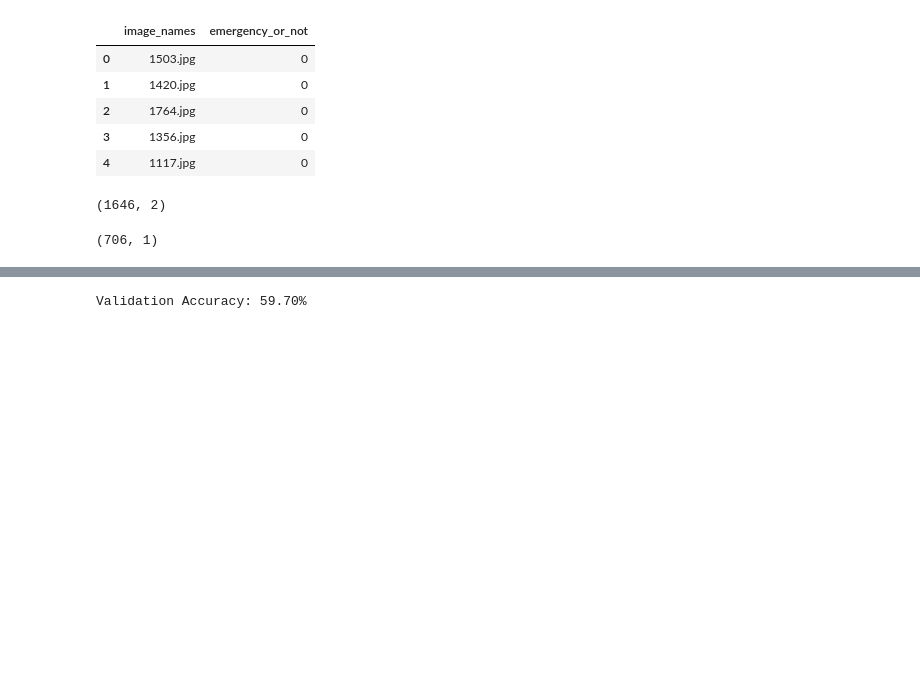
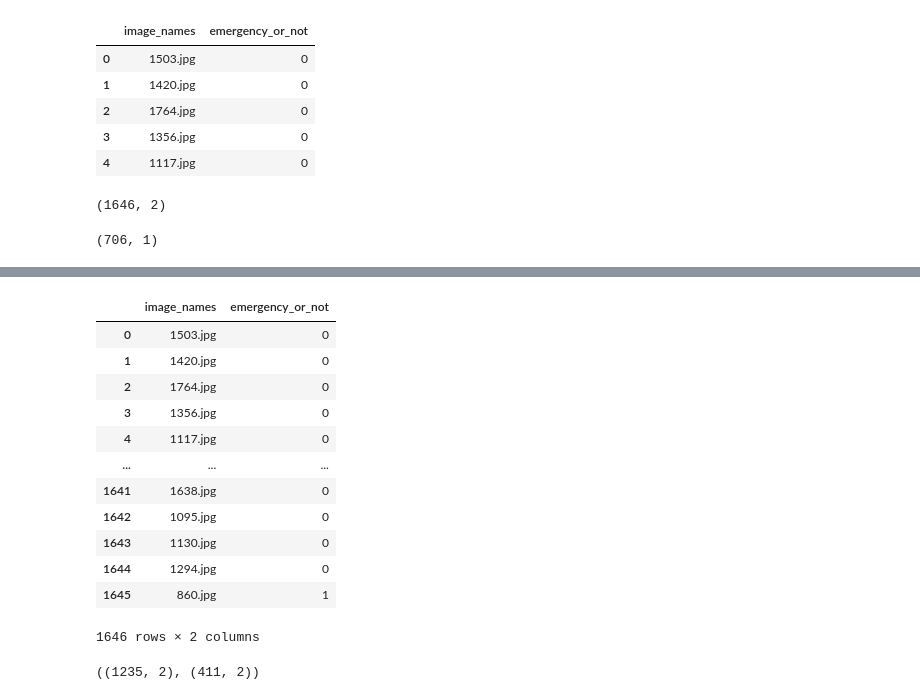
Before and after one commit to Mallikarjuna9/DL_Hackathon, a Jupyter notebook: DL_hackathon_VGG16.ipynb, the cells around one changed output, grey strips where cells are left out. Cells and saved outputs as stored; diff of their text form; code cells hidden in the pictures; blank space fills up the shorter version.

Commit message:
76%accuracy

```diff
--- a/DL_hackathon_VGG16.ipynb
+++ b/DL_hackathon_VGG16.ipynb
@@ -140,5 +90,0 @@ test_dataset = CustomDataset(image_paths=test_image_paths, transform=test_transf
-# %%
-# Split training data into training and validation sets
-train_size = int(0.8 * len(train_dataset))
-val_size = len(train_dataset) - train_size
-train_data, val_data = random_split(train_dataset, [train_size, val_size])
@@ -327,17 +91,26 @@ for lr in learning_rates:
-# %%
-# Evaluate the model on the validation set
-model.eval()  # Set the model to evaluation mode
-val_correct = 0
-val_total = 0
-with torch.no_grad():
-    for inputs, labels in val_loader:
-        #inputs, labels = inputs.to(device), labels.to(device)
-        outputs = model(inputs)
-        _, predicted = torch.max(outputs, 1)
-        val_total += labels.size(0)
-        val_correct += (predicted == labels).sum().item()
-
-val_accuracy = 100 * val_correct / val_total
-print(f'Validation Accuracy: {val_accuracy:.2f}%')
-# %% [output]
-Validation Accuracy: 59.70%
+# %%
+data=pd.DataFrame(train_data)
+#data=data.sample(frac=1)
+data
+# %% [output]
+|  | image_names | emergency_or_not |
+| 0 | 1503.jpg | 0 |
+| 1 | 1420.jpg | 0 |
+| 2 | 1764.jpg | 0 |
+| 3 | 1356.jpg | 0 |
+| 4 | 1117.jpg | 0 |
+| ... | ... | ... |
+| 1641 | 1638.jpg | 0 |
+| 1642 | 1095.jpg | 0 |
+| 1643 | 1130.jpg | 0 |
+| 1644 | 1294.jpg | 0 |
+| 1645 | 860.jpg | 1 |
+1646 rows × 2 columns
+# %%
+def split_data(data,ratio):
+    last=int(len(data)*ratio)
+    return data[:last], data[last:]
+test,train=split_data(data,.25)
+train.shape, test.shape
+# %% [output]
+((1235, 2), (411, 2))
```
Also changed, not shown: parts of 21 cells of this notebook.
